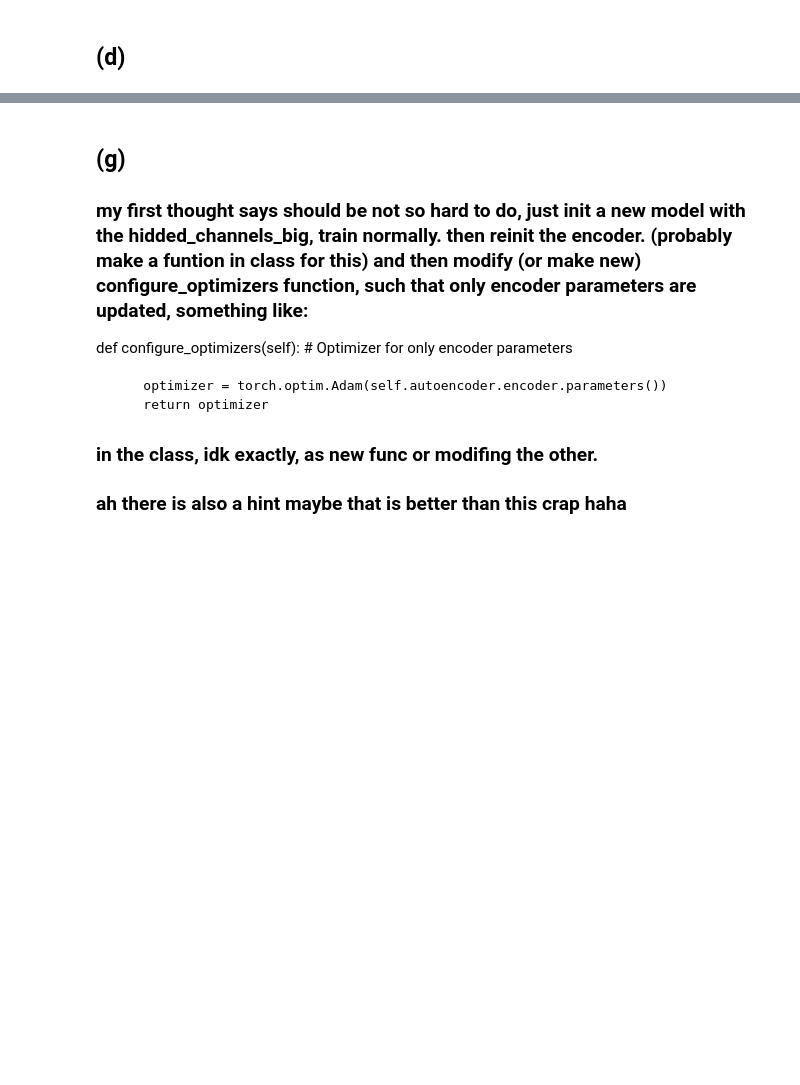
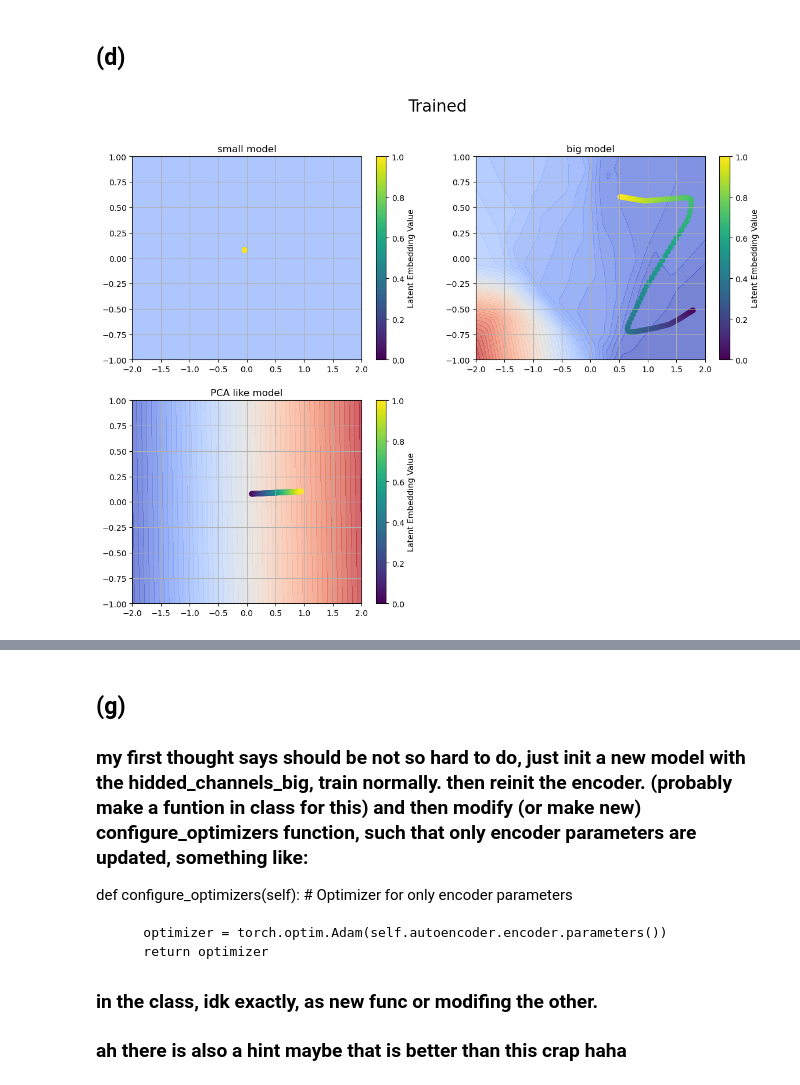
Before and after one commit to Sam-RvandV/mlph_w24, a Jupyter notebook: sheet06/sheet06.ipynb, the cells around one changed output, grey strips where cells are left out. Saved outputs shown, nothing was run; the diff lists cells and outputs as text; code cells hidden in the pictures; blank space fills up the shorter version.

```diff
--- a/sheet06/sheet06.ipynb
+++ b/sheet06/sheet06.ipynb
@@ -291,3 +336,57 @@ ii) random scatter plot, but maybe with some similarity to the random scattering
 # %% [markdown]
 ## (d)
+# %%
+import numpy as np
+
+latent_space_samples = np.linspace(0, 1, 100) # somewhat arbitrary choice for ReLu maybe, shoud just inlude origin
+# if we change the non linearity to sigmoid, then from -1 to 1 i would say,
+# but also we need to think if we should have a non linearity in latent space
+# for this random num task i dont see why not but idk
+latent_space_samples = torch.tensor(latent_space_samples,dtype=torch.float32).view(100, 1)
+
+# Encode the grid points using the autoencoders
+contour_values1 = autoencoder_module_small.autoencoder.encode(grid_flat)
+contour_values2 = autoencoder_module_big.autoencoder.encode(grid_flat)
+contour_values3 = PCA_autoencoder.autoencoder.encode(grid_flat)
+
+# Reshape the encoded values back to a 2D grid for contourf
+contour_values1 = contour_values1.view(100, 100).detach().numpy()
+contour_values2 = contour_values2.view(100, 100).detach().numpy()
+contour_values3 = contour_values3.view(100, 100).detach().numpy()
+
+samples_decoded_trained_small = autoencoder_module_small.autoencoder.decode(latent_space_samples)
+samples_decoded_trained_big = autoencoder_module_big.autoencoder.decode(latent_space_samples)
+samples_decoded_trained_PCA = PCA_autoencoder.autoencoder.decode(latent_space_samples)
+
+
+
+fig, axes = plt.subplots(2, 2, figsize=(14, 10))  # Adjust figsize for better layout
+
+# Plot latent embeddings for each model
+contour1 = axes[0, 0].contourf(x_grid, y_grid, contour_values1, levels=50, cmap='coolwarm', alpha=0.7)
+contour2 = axes[0, 1].contourf(x_grid, y_grid, contour_values2, levels=50, cmap='coolwarm', alpha=0.7)
+contour3 = axes[1, 0].contourf(x_grid, y_grid, contour_values3, levels=50, cmap='coolwarm', alpha=0.7)
+
+scatter1 = axes[0,0].scatter(samples_decoded_trained_small[:, 0].detach().numpy(), samples_decoded_trained_small[:, 1].detach().numpy(),c=latent_space_samples.detach().numpy(), cmap='viridis')
+scatter2 = axes[0,1].scatter(samples_decoded_trained_big[:, 0].detach().numpy(), samples_decoded_trained_big[:, 1].detach().numpy(),c=latent_space_samples.detach().numpy(), cmap='viridis')
+scatter3 = axes[1,0].scatter(samples_decoded_trained_PCA[:, 0].detach().numpy(), samples_decoded_trained_PCA[:, 1].detach().numpy(),c=latent_space_samples.detach().numpy(), cmap='viridis')
+
+fig.colorbar(scatter1, ax=axes[0, 0], label="Latent Embedding Value")
+fig.colorbar(scatter2, ax=axes[0, 1], label="Latent Embedding Value")
+fig.colorbar(scatter3, ax=axes[1, 0], label="Latent Embedding Value")
+
+axes[0,0].set_title("small model")
+axes[0,1].set_title("big model")
+axes[1,0].set_title("PCA like model")
+
+axes[0,0].grid(True)
+axes[0,1].grid(True)
+axes[1,0].grid(True)
+
+fig.suptitle('Trained',fontsize=20)
+# Hide the empty subplot (bottom-right) as we only need 3 plots
+axes[1, 1].axis('off')
+plt.show()
+# %% [output]
+[figure, added]
 # %%
```
Also changed, not shown: parts of 15 cells of this notebook.
